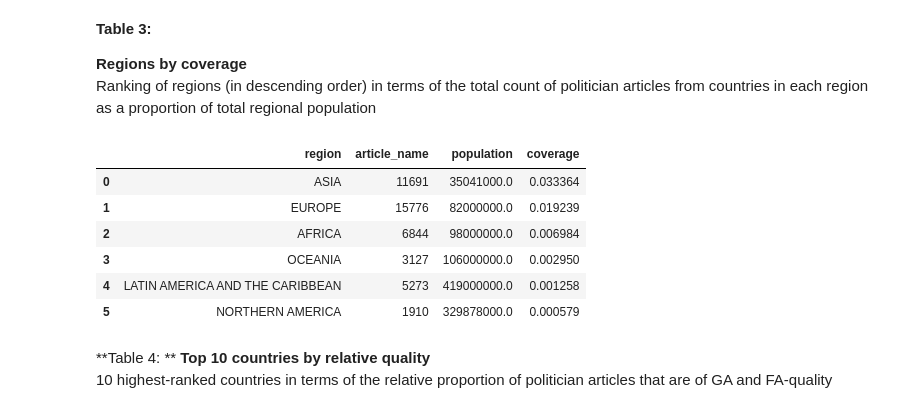
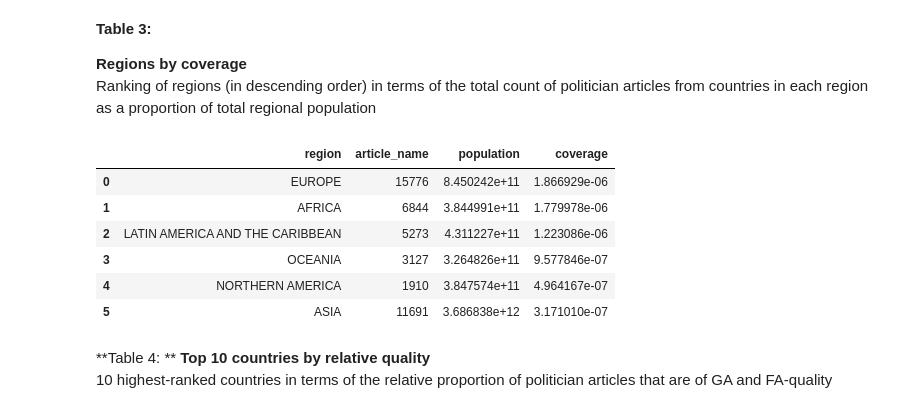
Before and after one commit to Francosinus/A3-hcds-hcc, a Jupyter notebook: src/A3_Wikipedia_ORES_Bias.ipynb, the cells around one changed output. Cells and saved outputs as stored; diff of their text form; code cells hidden in the pictures.

```diff
--- a/src/A3_Wikipedia_ORES_Bias.ipynb
+++ b/src/A3_Wikipedia_ORES_Bias.ipynb
@@ -279,20 +279,20 @@ top_coverage[1:11].to_csv("../results/country_coverage_data_bottom_10.csv")
 
 **Regions by coverage**<br>Ranking of regions (in descending order) in terms of the total count of politician articles from countries in each region as a proportion of total regional population
 # %%
-top_coverage = clean.groupby(['region'])
-top_coverage = top_coverage.agg({'article_name':'count','population':'last'})
-top_coverage = top_coverage.reset_index()
-top_coverage['coverage'] = (top_coverage['article_name']*100) / (top_coverage['population'])
-top_coverage = top_coverage.sort_values('coverage', ascending=False)
-top_coverage = top_coverage.reset_index(drop=True)
+top_coverag = clean.groupby(['region'])
+top_coverag = top_coverag.agg({'article_name':'count','population':'sum'})
+top_coverag = top_coverag.reset_index()
+top_coverag['coverage'] = (top_coverag['article_name']*100) / (top_coverag['population'])
+top_coverag = top_coverag.sort_values('coverage', ascending=False)
+top_coverag = top_coverag.reset_index(drop=True)
 # %%
-top_coverage.head(10)
+top_coverag.head(10)
 # %% [output]
 |  | region | article_name | population | coverage |
-| 0 | ASIA | 11691 | 35041000.0 | 0.033364 |
-| 1 | EUROPE | 15776 | 82000000.0 | 0.019239 |
-| 2 | AFRICA | 6844 | 98000000.0 | 0.006984 |
-| 3 | OCEANIA | 3127 | 106000000.0 | 0.002950 |
-| 4 | LATIN AMERICA AND THE CARIBBEAN | 5273 | 419000000.0 | 0.001258 |
-| 5 | NORTHERN AMERICA | 1910 | 329878000.0 | 0.000579 |
+| 0 | EUROPE | 15776 | 8.450242e+11 | 1.866929e-06 |
+| 1 | AFRICA | 6844 | 3.844991e+11 | 1.779978e-06 |
+| 2 | LATIN AMERICA AND THE CARIBBEAN | 5273 | 4.311227e+11 | 1.223086e-06 |
+| 3 | OCEANIA | 3127 | 3.264826e+11 | 9.577846e-07 |
+| 4 | NORTHERN AMERICA | 1910 | 3.847574e+11 | 4.964167e-07 |
+| 5 | ASIA | 11691 | 3.686838e+12 | 3.171010e-07 |
 # %%
```
Also changed, not shown: parts of 5 cells of this notebook, 2 other files.
